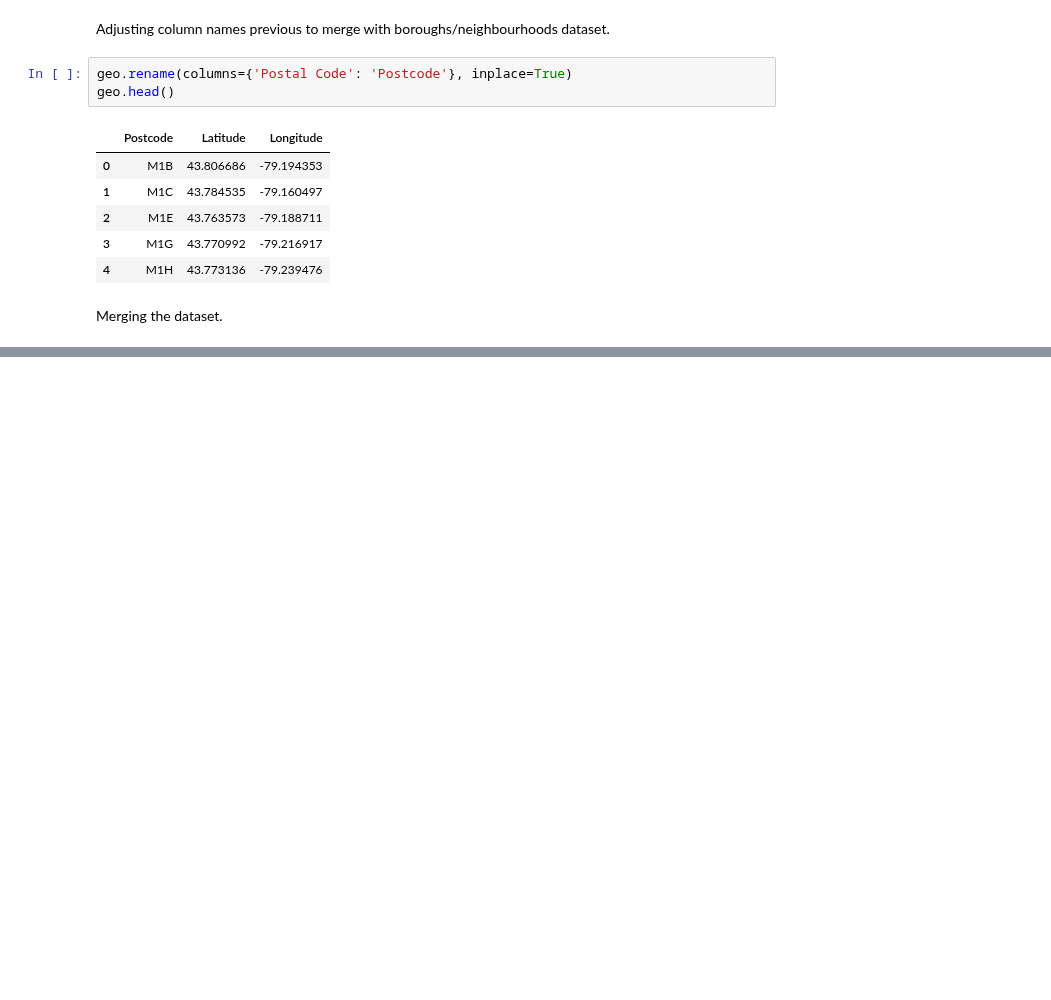
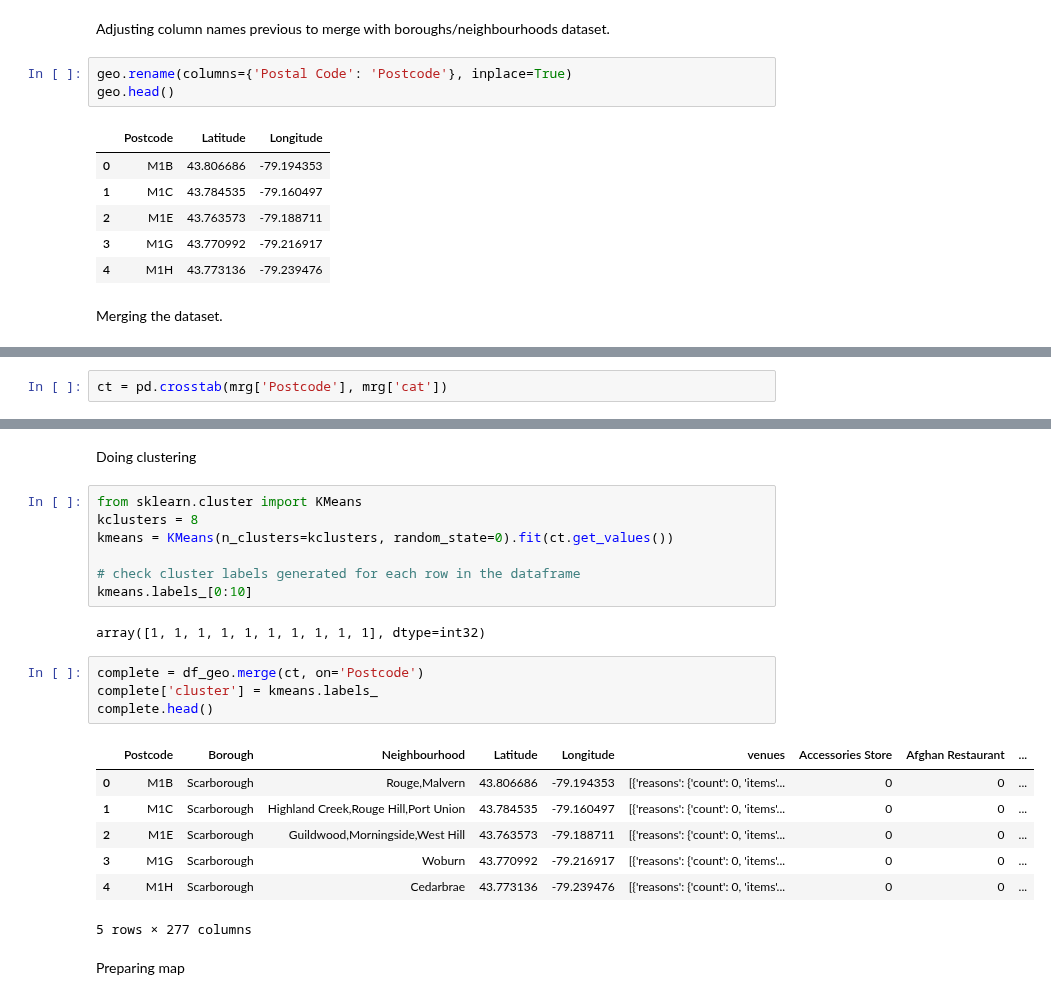
Before and after one commit to jailop/Coursera_Capstone, a Jupyter notebook: toronto-2.ipynb, the cells around one changed output, grey strips where cells are left out. Cells and saved outputs as stored; diff of their text form; blank space fills up the shorter version.

```diff
--- a/toronto-2.ipynb
+++ b/toronto-2.ipynb
@@ -152,0 +279,2 @@ df_geo.to_csv('geo_toronto.csv', index=False)
+# %%
+ct = pd.crosstab(mrg['Postcode'], mrg['cat'])
@@ -152,0 +294,25 @@ df_geo.to_csv('geo_toronto.csv', index=False)
+# %% [markdown]
+Doing clustering
+# %%
+from sklearn.cluster import KMeans
+kclusters = 8
+kmeans = KMeans(n_clusters=kclusters, random_state=0).fit(ct.get_values())
+
+# check cluster labels generated for each row in the dataframe
+kmeans.labels_[0:10]
+# %% [output]
+array([1, 1, 1, 1, 1, 1, 1, 1, 1, 1], dtype=int32)
+# %%
+complete = df_geo.merge(ct, on='Postcode')
+complete['cluster'] = kmeans.labels_
+complete.head()
+# %% [output]
+|  | Postcode | Borough | Neighbourhood | Latitude | Longitude | venues | Accessories Store | Afghan Restaurant | ... |
+| 0 | M1B | Scarborough | Rouge,Malvern | 43.806686 | -79.194353 | [{'reasons': {'count': 0, 'items'... | 0 | 0 | ... |
+| 1 | M1C | Scarborough | Highland Creek,Rouge Hill,Port Union | 43.784535 | -79.160497 | [{'reasons': {'count': 0, 'items'... | 0 | 0 | ... |
+| 2 | M1E | Scarborough | Guildwood,Morningside,West Hill | 43.763573 | -79.188711 | [{'reasons': {'count': 0, 'items'... | 0 | 0 | ... |
+| 3 | M1G | Scarborough | Woburn | 43.770992 | -79.216917 | [{'reasons': {'count': 0, 'items'... | 0 | 0 | ... |
+| 4 | M1H | Scarborough | Cedarbrae | 43.773136 | -79.239476 | [{'reasons': {'count': 0, 'items'... | 0 | 0 | ... |
+5 rows × 277 columns
+# %% [markdown]
+Preparing map
```
Also changed, not shown: parts of 32 cells of this notebook.
